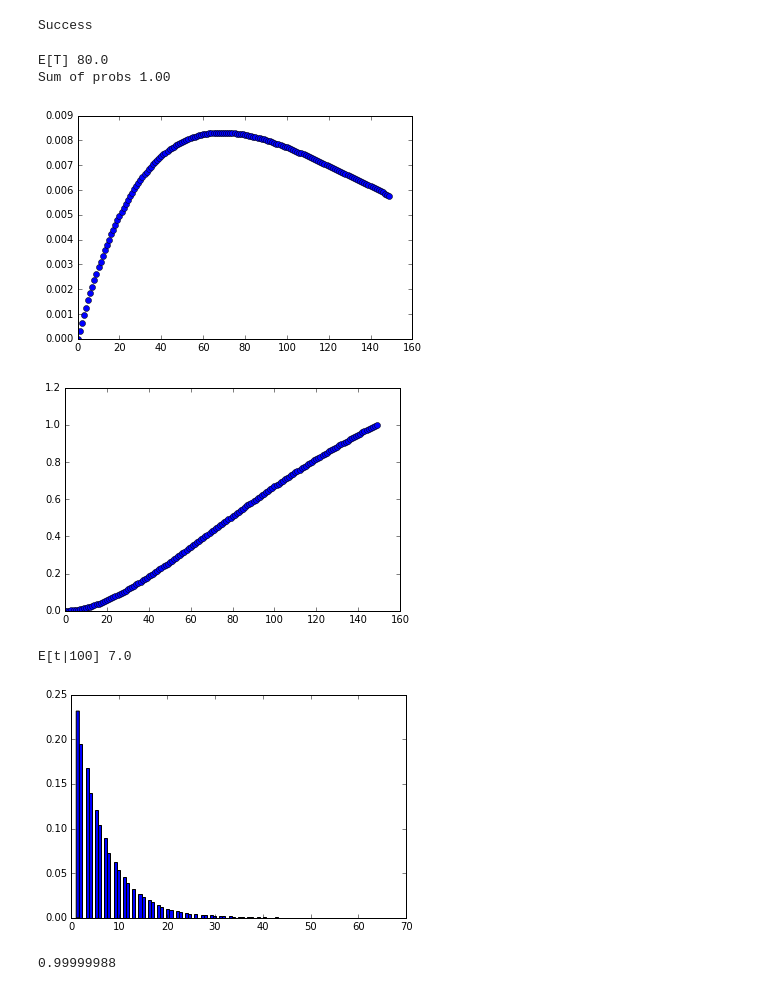
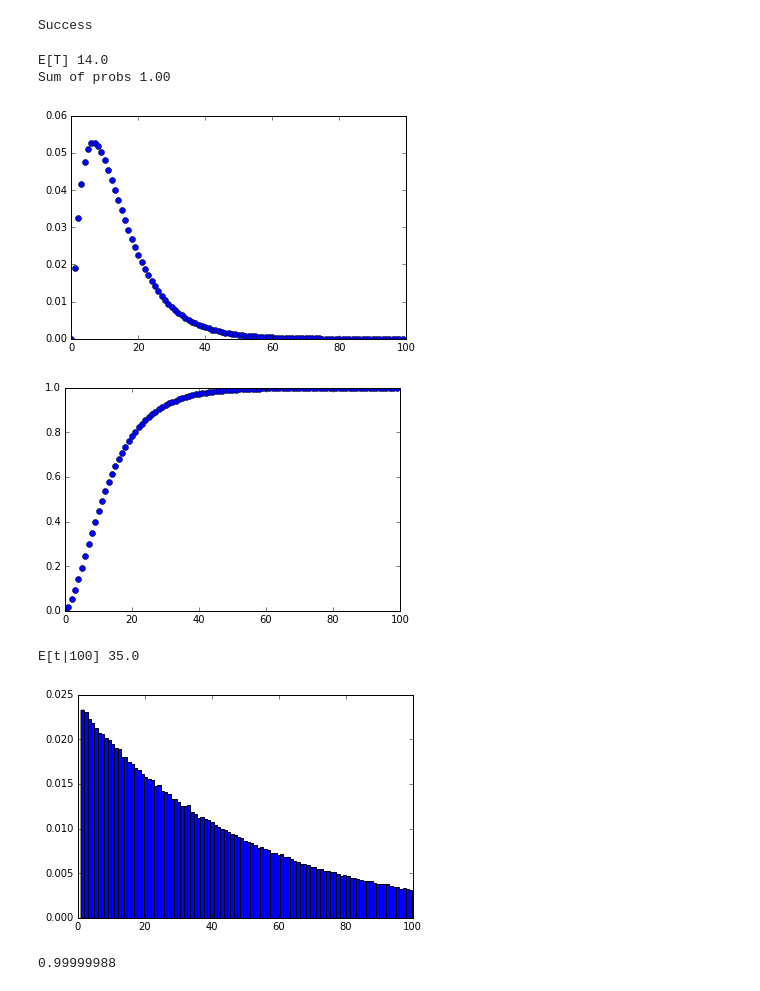
Before and after one commit to toologicbv/meta_learner, a Jupyter notebook: pytorch_expers.ipynb, the cells around one changed output. Drawn from its saved outputs; the diff is of its cells as text; code cells hidden in the pictures.

```diff
--- a/pytorch_expers.ipynb
+++ b/pytorch_expers.ipynb
@@ -164,8 +164,8 @@ def find_nearest(array,value):
     idx = (np.abs(array-value)).argmin()
     return idx, array[idx]
 
-T = 150
-q = 0.99
+T = 100
+q = 0.90
 pmfT = TimeStepsDist(T, q) # 14/0.8
 print("E[T] {}".format(pmfT.mean))
 # ts = pmfT.rvs(n=15)
@@ -189,24 +189,24 @@ plt.close()
 _ = plt.plot(cdf, 'bo')
 plt.show()
 # %% [output]
-E[T] 80.0
+E[T] 14.0
 Sum of probs 1.00
-[figure, old version]
+[figure, new version]
-[figure, old version]
+[figure, new version]
 # %%
-q = 0.85
+q = 0.98
 T=100
 pmf_t_T = ConditionalTimeStepDist(T, q)
 print("E[t|{}] {}".format(T, pmf_t_T.mean))
 priors = Variable(torch.from_numpy(pmf_t_T.pmfunc(np.arange(0, T ), normalize=True)).float())
 
-samples = pmf_t_T.rvs(n=100000)
+samples = pmf_t_T.rvs(n=1000000)
 plt.hist(samples, bins=T, normed=True)
 plt.show()
 # print("{}".format(np.array_str(priors.data.numpy())))
 # %% [output]
-E[t|100] 7.0
+E[t|100] 35.0
-[figure, old version]
+[figure, new version]
 # %%
 np.sum(priors.data.numpy())
 # %% [output]
```
Also changed, not shown: parts of 8 cells of this notebook, 6 other files.
